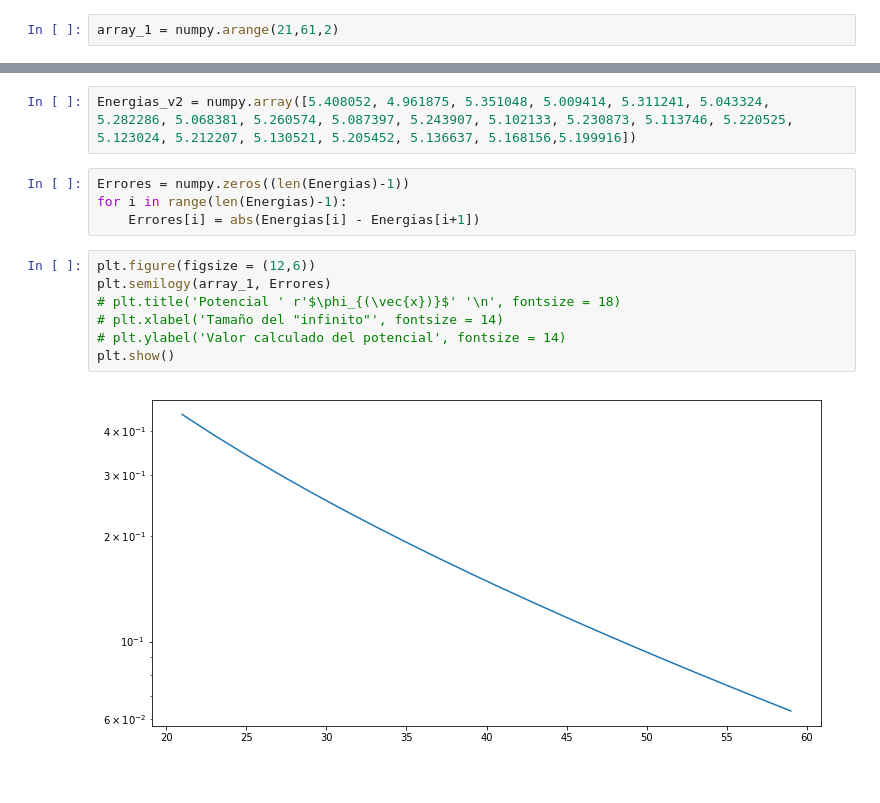
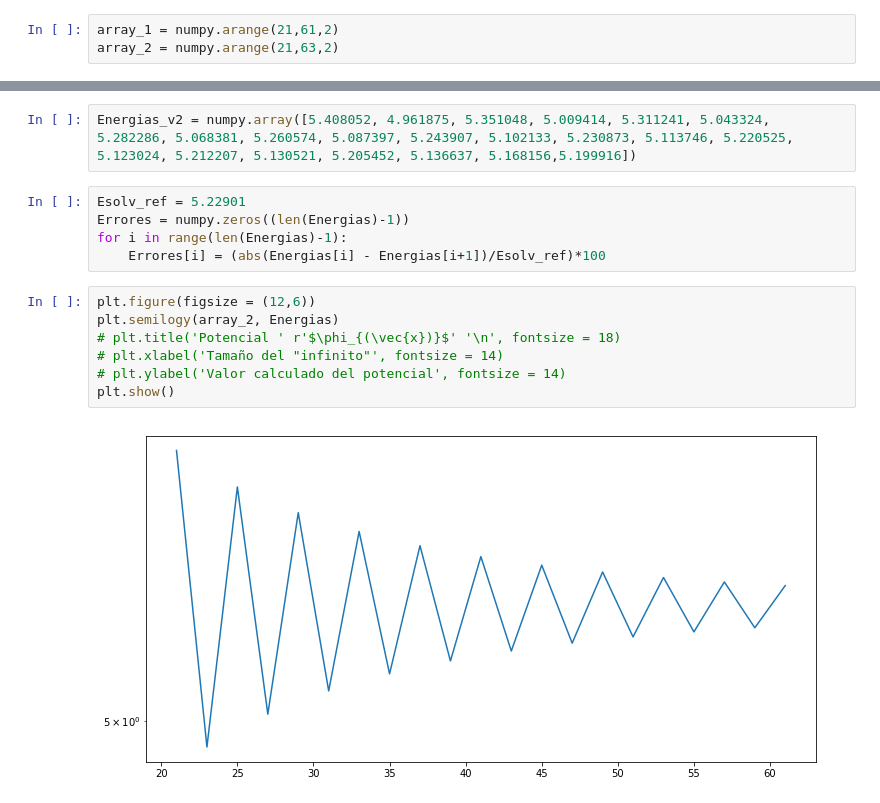
Before and after one commit to ThaNikkitz/Ni-Tesis, a Jupyter notebook: Variable_N.ipynb, the cells around one changed output, grey strips where cells are left out. Cells and saved outputs as stored; diff of their text form.

```diff
--- a/Variable_N.ipynb
+++ b/Variable_N.ipynb
@@ -3,6 +3,7 @@ import numpy
 import matplotlib.pyplot as plt
 # %%
 array_1 = numpy.arange(21,61,2)
+array_2 = numpy.arange(21,63,2)
 # %% [markdown]
 Se trabaja con un rango $N\in [21,61]$ para el archivo centered_ion con densidad d04 (1576? lineas)
 # %%
@@ -12,15 +13,16 @@ El arreglo a continuación tiene como penultimo elemento un resultado para $N=60
 # %%
 Energias_v2 = numpy.array([5.408052, 4.961875, 5.351048, 5.009414, 5.311241, 5.043324, 5.282286, 5.068381, 5.260574, 5.087397, 5.243907, 5.102133, 5.230873, 5.113746, 5.220525, 5.123024, 5.212207, 5.130521, 5.205452, 5.136637, 5.168156,5.199916])
 # %%
+Esolv_ref = 5.22901
 Errores = numpy.zeros((len(Energias)-1))
 for i in range(len(Energias)-1):
-    Errores[i] = abs(Energias[i] - Energias[i+1])
+    Errores[i] = (abs(Energias[i] - Energias[i+1])/Esolv_ref)*100
 # %%
 plt.figure(figsize = (12,6))
-plt.semilogy(array_1, Errores)
+plt.semilogy(array_2, Energias)
 # plt.title('Potencial ' r'$\phi_{(\vec{x})}$' '\n', fontsize = 18)
 # plt.xlabel('Tamaño del "infinito"', fontsize = 14)
 # plt.ylabel('Valor calculado del potencial', fontsize = 14)
 plt.show()
 # %% [output]
-[figure, old version]
+[figure, new version]
```
Also changed, not shown: parts of 1 cell of this notebook, 6 other files.
